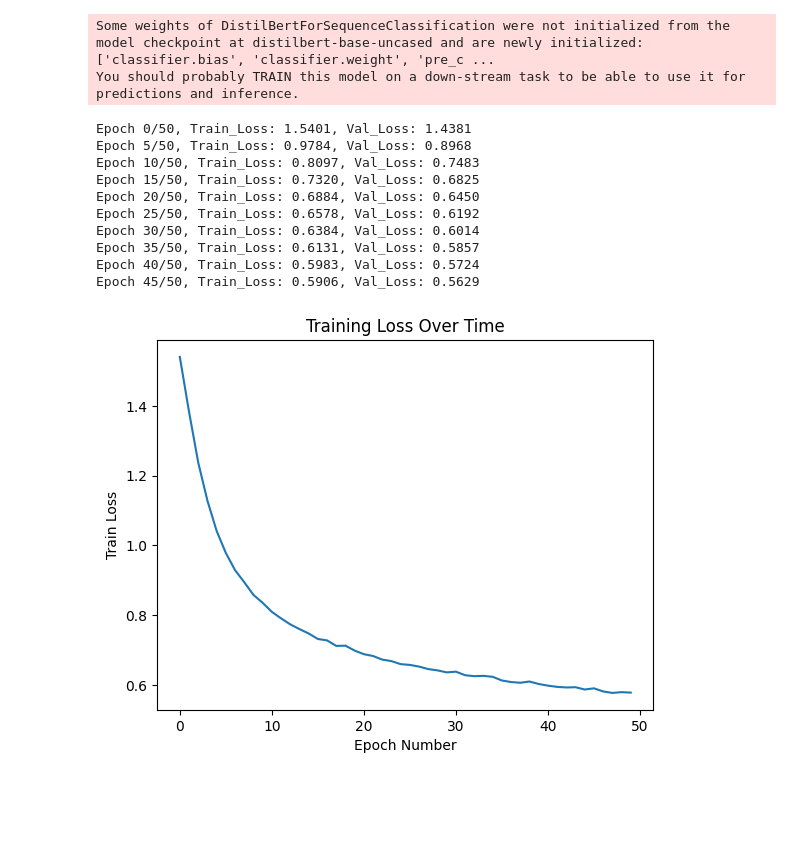
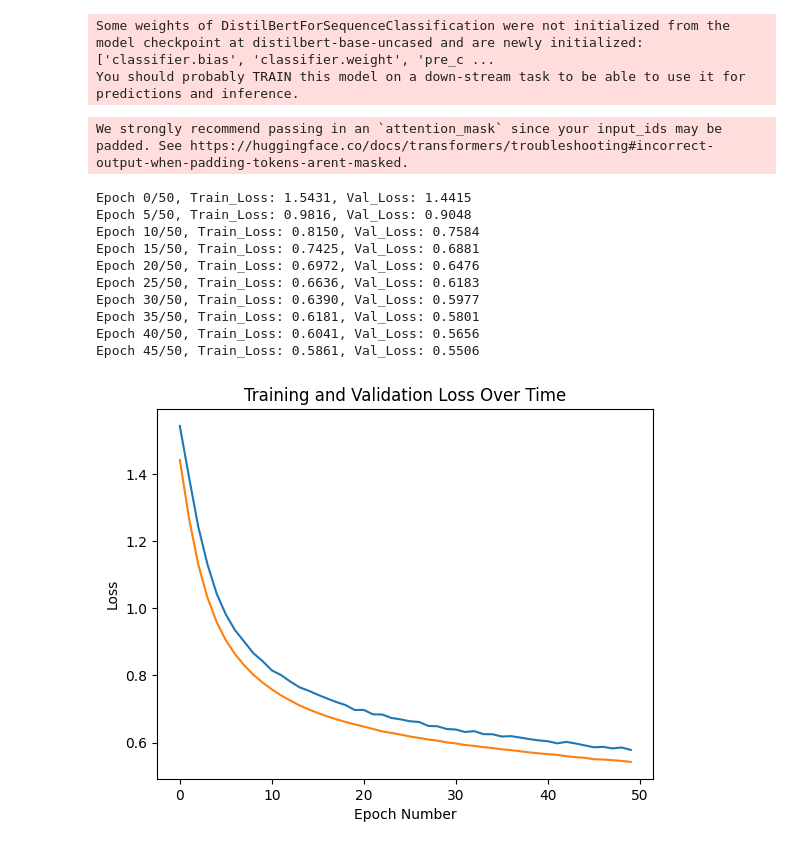
Before and after one commit to delnavaz78/Information-Retrieval, a Jupyter notebook: information_retrival_project.ipynb, the cells around one changed output. Cells and saved outputs as stored; diff of their text form; code cells hidden in the pictures; blank space fills up the shorter version.

```diff
--- a/information_retrival_project.ipynb
+++ b/information_retrival_project.ipynb
@@ -354,11 +345,9 @@ plt.show()
 # Define your max sequence length
 max_seq_length = 128
 
-# Initialize lists to store tokenized inputs and labels
 inputs_text = []
 labels = []
 
-# Process each data point in the dataset
 for data_point in text_list:
     text = data_point[3]
 
@@ -372,12 +361,12 @@ for data_point in text_list:
     inputs_text.append(input_ids_text)
 
     # Label the relevant entities and their relationships
-    relation_label = data_point[4]
-    label = relation_label
+    label = data_point[4]
     labels.append(label)
 # %%
-from sklearn.model_selection import train_test_split
+inputs_tns = torch.tensor(inputs_text)
+labels_tns = torch.tensor(labels)
 
 # Split the data into training, validation, and test sets
-train_input, val_input, train_labels, val_labels = train_test_split(inputs_text, labels, test_size=0.3,stratify= labels ,random_state=42)
+train_input, val_input, train_labels, val_labels = train_test_split(inputs_tns, labels_tns, test_size=0.3,stratify= labels ,random_state=42)
 val_input, test_input, val_labels, test_labels = train_test_split(val_input, val_labels, test_size=0.5, random_state=42)
@@ -393,10 +373,10 @@ test_labels_tns = torch.tensor(test_labels)
 # %%
 # Create a TensorDataset from the input tensors and labels
-train_dataset = TensorDataset(train_input_tns, train_labels_tns)
+train_dataset = TensorDataset(train_input, train_labels)
 
-val_dataset = TensorDataset(val_input_tns, val_labels_tns)
+val_dataset = TensorDataset(val_input, val_labels)
 
-test_dataset = TensorDataset(test_input_tns, test_labels_tns)
+test_dataset = TensorDataset(test_input, test_labels)
 
 # Define batch size and create DataLoader instances
 batch_size = 64
@@ -433,8 +410,9 @@ optimizer = AdamW(model_bert.parameters(), lr=3e-5)
 num_epochs = 50
 scaler = GradScaler()
 
-# Create an array to save train loss (will be used in the plot)
+# Create an array to save train and validation loss (will be used in the plot)
 train_loss_array = []
+val_loss_array = []
 
 # Training loop
 for epoch in range(num_epochs):
@@ -486,31 +464,29 @@ for epoch in range(num_epochs):
       print(f"Epoch {epoch}/{num_epochs}, Train_Loss: {avg_train_loss:.4f}, Val_Loss: {avg_val_loss:.4f}")
 
     train_loss_array.append(avg_train_loss)
+    val_loss_array.append(avg_val_loss)
 # %% [output]
-Epoch 0/50, Train_Loss: 1.5401, Val_Loss: 1.4381
-Epoch 5/50, Train_Loss: 0.9784, Val_Loss: 0.8968
-Epoch 10/50, Train_Loss: 0.8097, Val_Loss: 0.7483
-Epoch 15/50, Train_Loss: 0.7320, Val_Loss: 0.6825
-Epoch 20/50, Train_Loss: 0.6884, Val_Loss: 0.6450
-Epoch 25/50, Train_Loss: 0.6578, Val_Loss: 0.6192
-Epoch 30/50, Train_Loss: 0.6384, Val_Loss: 0.6014
-Epoch 35/50, Train_Loss: 0.6131, Val_Loss: 0.5857
-Epoch 40/50, Train_Loss: 0.5983, Val_Loss: 0.5724
-Epoch 45/50, Train_Loss: 0.5906, Val_Loss: 0.5629
+We strongly recommend passing in an `attention_mask` since your input_ids may be padded. See https://huggingface.co/docs/transformers/troubleshooting#incorrect-output-when-padding-tokens-arent-masked.
+Epoch 0/50, Train_Loss: 1.5431, Val_Loss: 1.4415
+Epoch 5/50, Train_Loss: 0.9816, Val_Loss: 0.9048
+Epoch 10/50, Train_Loss: 0.8150, Val_Loss: 0.7584
+Epoch 15/50, Train_Loss: 0.7425, Val_Loss: 0.6881
+Epoch 20/50, Train_Loss: 0.6972, Val_Loss: 0.6476
+Epoch 25/50, Train_Loss: 0.6636, Val_Loss: 0.6183
+Epoch 30/50, Train_Loss: 0.6390, Val_Loss: 0.5977
+Epoch 35/50, Train_Loss: 0.6181, Val_Loss: 0.5801
+Epoch 40/50, Train_Loss: 0.6041, Val_Loss: 0.5656
+Epoch 45/50, Train_Loss: 0.5861, Val_Loss: 0.5506
 # %%
-
-# Create the plot
 plt.plot(train_loss_array)
-# Adding a title
-plt.title('Training Loss Over Time')
-
-# Adding labels for the x and y axes
+plt.plot(val_loss_array)
+plt.title('Training and Validation Loss Over Time')
 plt.xlabel('Epoch Number')
-plt.ylabel('Train Loss')
+plt.ylabel('Loss')
 
 plt.show()
 # %% [output]
-[figure, old version]
+[figure, new version]
 # %%
 def compute_accuracy(predictions, labels):
     predicted_labels = torch.argmax(predictions, dim=1)
```
Also changed, not shown: parts of 23 cells of this notebook.
